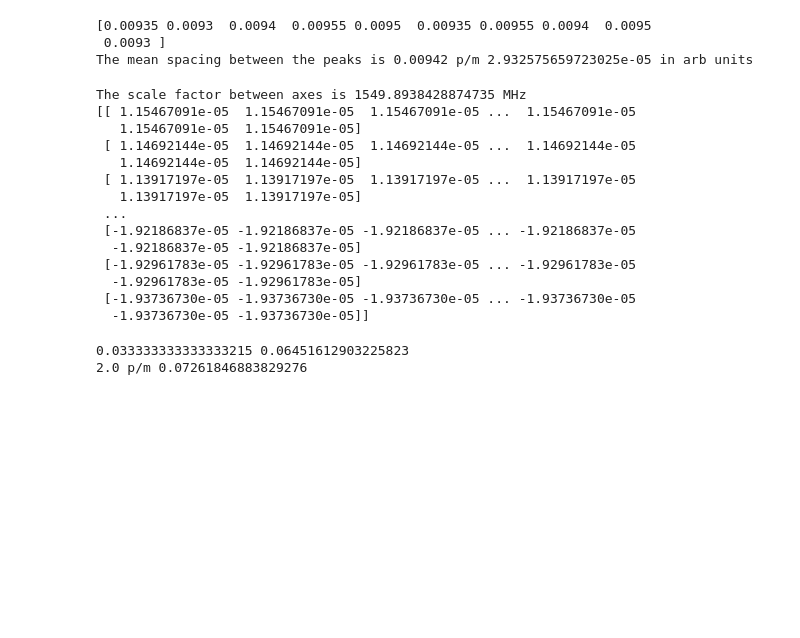
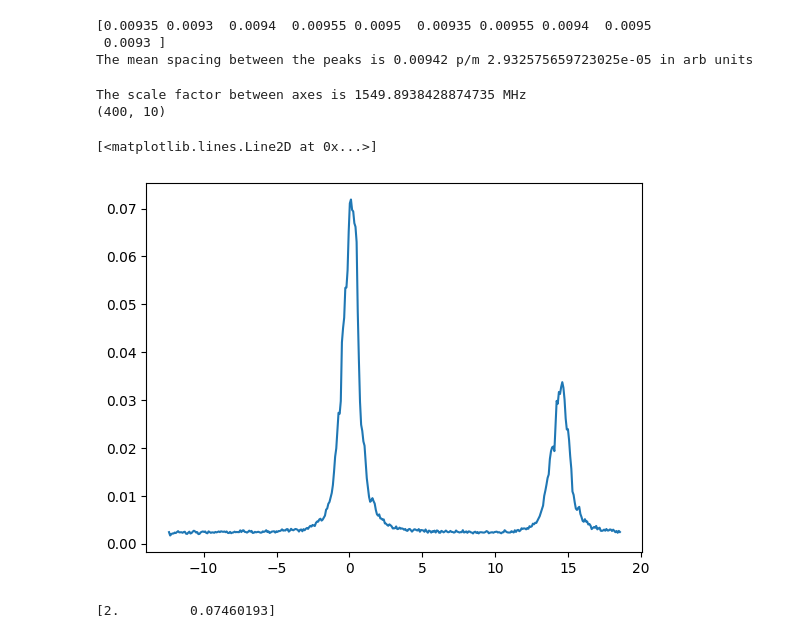
Before and after one commit to akay8/OC1_Code, a Jupyter notebook: fitting_attempt.ipynb, the cells around one changed output. Saved outputs shown, nothing was run; the diff lists cells and outputs as text; code cells hidden in the pictures; blank space fills up the shorter version.

```diff
--- a/fitting_attempt.ipynb
+++ b/fitting_attempt.ipynb
@@ -158,48 +158,39 @@ The mean spacing between the peaks is 0.00942 p/m 2.932575659723025e-05 in arb u
 # %%
 # Divide freqency spacing (MhZ) by spacing on x axis (arb) to get scale factor in MHz
 
 sf = deltaf / diff_mean
 
 print('The scale factor between axes is {} MHz'.format(sf))
 
-print(sf*secsC / 10**6) #edit
+freqs = -(secsC - #x axis on MHZ
+
+print(np.shape(freqs))
+
+plt.plot(freqs[:,0],voltsC[:,0])
 # %% [output]
 The scale factor between axes is 1549.8938428874735 MHz
-[[ 1.15467091e-05  1.15467091e-05  1.15467091e-05 ...  1.15467091e-05
-   1.15467091e-05  1.15467091e-05]
- [ 1.14692144e-05  1.14692144e-05  1.14692144e-05 ...  1.14692144e-05
-   1.14692144e-05  1.14692144e-05]
- [ 1.13917197e-05  1.13917197e-05  1.13917197e-05 ...  1.13917197e-05
-   1.13917197e-05  1.13917197e-05]
- ...
- [-1.92186837e-05 -1.92186837e-05 -1.92186837e-05 ... -1.92186837e-05
-  -1.92186837e-05 -1.92186837e-05]
- [-1.92961783e-05 -1.92961783e-05 -1.92961783e-05 ... -1.92961783e-05
-  -1.92961783e-05 -1.92961783e-05]
- [-1.93736730e-05 -1.93736730e-05 -1.93736730e-05 ... -1.93736730e-05
-  -1.93736730e-05 -1.93736730e-05]]
+(400, 10)
+[<matplotlib.lines.Line2D at 0x...>]
+[figure, added]
 # %%
 ''' Aside - error function '''
 
-def div(a,b):
-    return a / b
+def div(arr):
+    return arr[0]/arr[1]
 
 n1 = 6
 n2 = 3
 n1_err = 0.1
 n2_err = 0.1
 
-ans = div(n1,n2)
+# ans = div(n1,n2)
 
-alpha1 = np.abs(div(n1 + n1_err,n2) - div(n1,n2))
-alpha2 = np.abs(div(n1,n2 + n2_err) - div(n1,n2))
+# alpha1 = np.abs(div(n1 + n1_err,n2) - div(n1,n2))
+# alpha2 = np.abs(div(n1,n2 + n2_err) - div(n1,n2))
 
-print(alpha1,alpha2)
+# print(alpha1,alpha2)
 
-alpha_tot = np.sqrt(alpha1**2 + alpha2**2)
+# alpha_tot = np.sqrt(alpha1**2 + alpha2**2)
 
-print(ans,'p/m', alpha_tot)
+# print(ans,'p/m', alpha_tot)
-# %% [output]
-0.033333333333333215 0.06451612903225823
-2.0 p/m 0.07261846883829276
 # %%
@@ -207,0 +242,6 @@ def error_calc(f, variables: np.array, errs: np.array):
+# %%
+# Test error calc
+
+print(error_calc(div,np.array([n1,n2]),np.array([n1_err,n2_err])))
+# %% [output]
+[2.         0.07460193]
```
Also changed, not shown: parts of 1 cell of this notebook.
